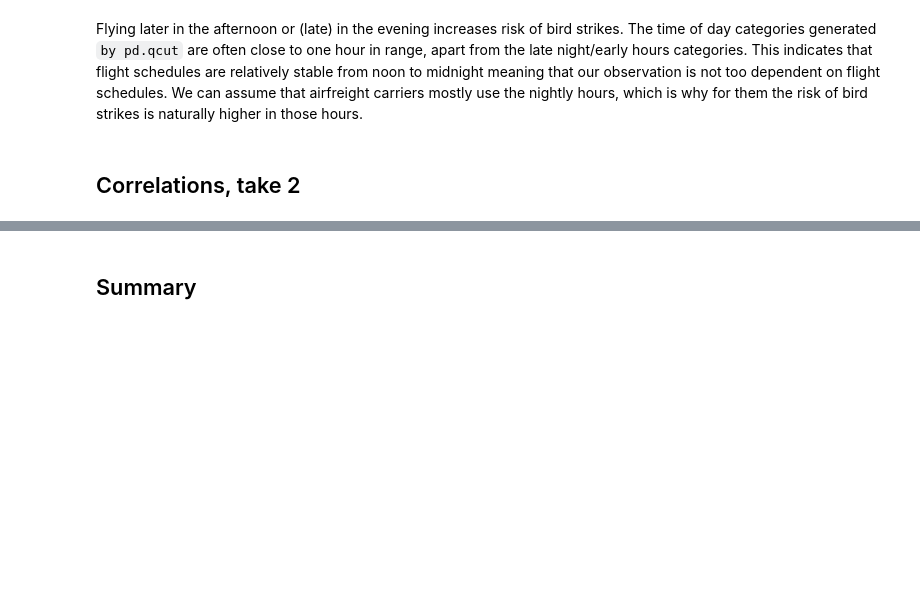
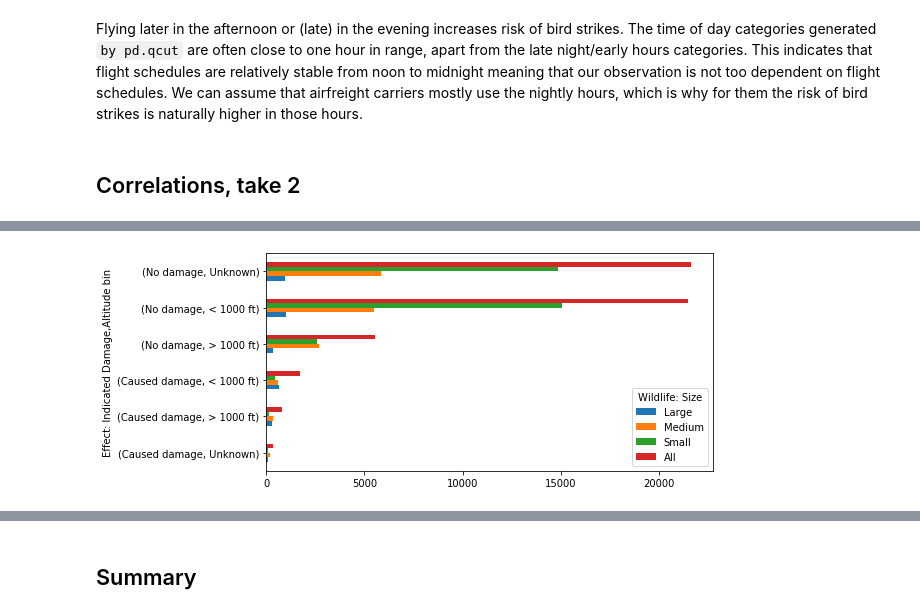
Before and after one commit to mikhas/sully, a Jupyter notebook: 00_eda.ipynb, the cells around one changed output, grey strips where cells are left out. Saved outputs shown, nothing was run; the diff lists cells and outputs as text; code cells hidden in the pictures; blank space fills up the shorter version.

```diff
--- a/00_eda.ipynb
+++ b/00_eda.ipynb
@@ -401,0 +404,5 @@ sns.pairplot(data_cc)
+# %%
+pd.crosstab([data_tod['Effect: Indicated Damage'], data_tod['Altitude bin']],
+            data_tod['Wildlife: Size'], margins=True).sort_values(by='All', ascending=True)[:-1].plot.barh(figsize=(8, 4));
+# %% [output]
+[figure, added]
```
Also changed, not shown: parts of 11 cells of this notebook.
